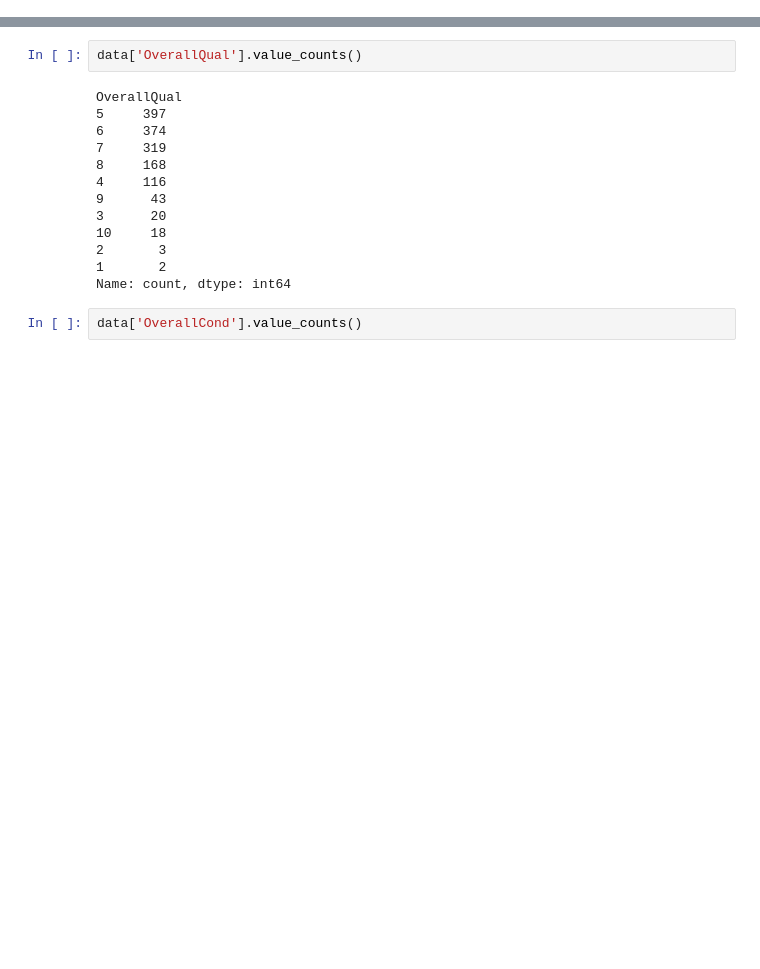
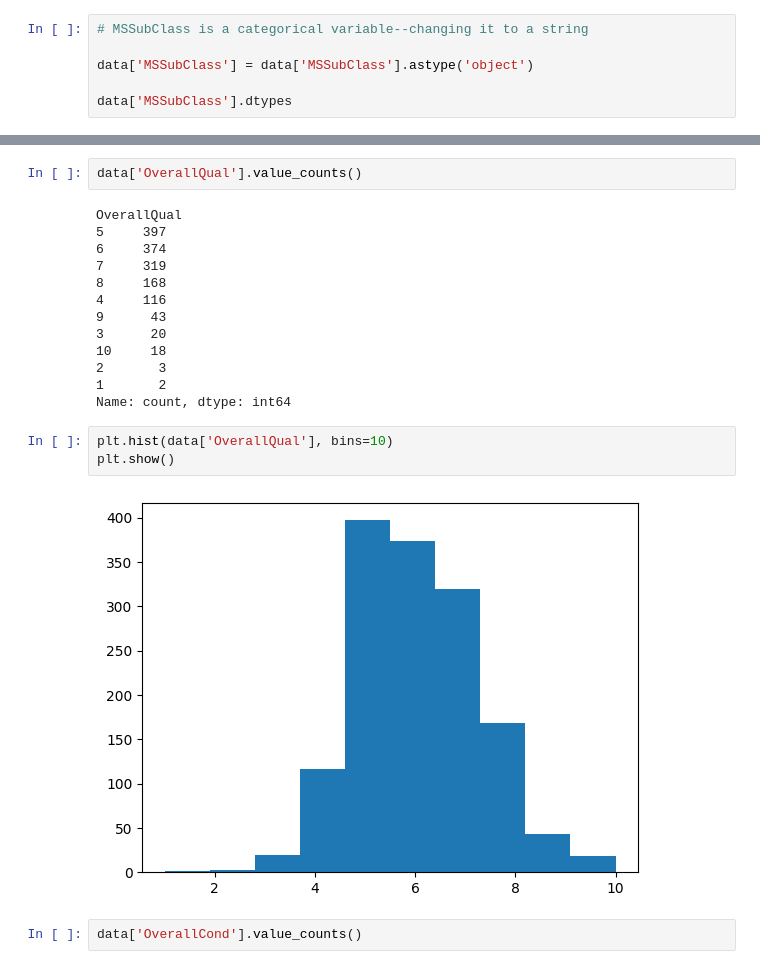
Before and after one commit to matthewtomalley/Ames-Housing-Price-Prediction, a Jupyter notebook: EDA/eda_train.ipynb, the cells around one changed output, grey strips where cells are left out. Drawn from its saved outputs; the diff is of its cells as text; blank space fills up the shorter version.

```diff
--- a/EDA/eda_train.ipynb
+++ b/EDA/eda_train.ipynb
@@ -283,0 +299,6 @@ num_var
+# %%
+# MSSubClass is a categorical variable--changing it to a string
+
+data['MSSubClass'] = data['MSSubClass'].astype('object')
+
+data['MSSubClass'].dtypes
@@ -296,6 +349,11 @@ OverallQual
 2       3
 1       2
 Name: count, dtype: int64
+# %%
+plt.hist(data['OverallQual'], bins=10)
+plt.show()
+# %% [output]
+[figure, added]
 # %%
 data['OverallCond'].value_counts()
 # %% [output]
```
Also changed, not shown: parts of 15 cells of this notebook, 1 other file.
